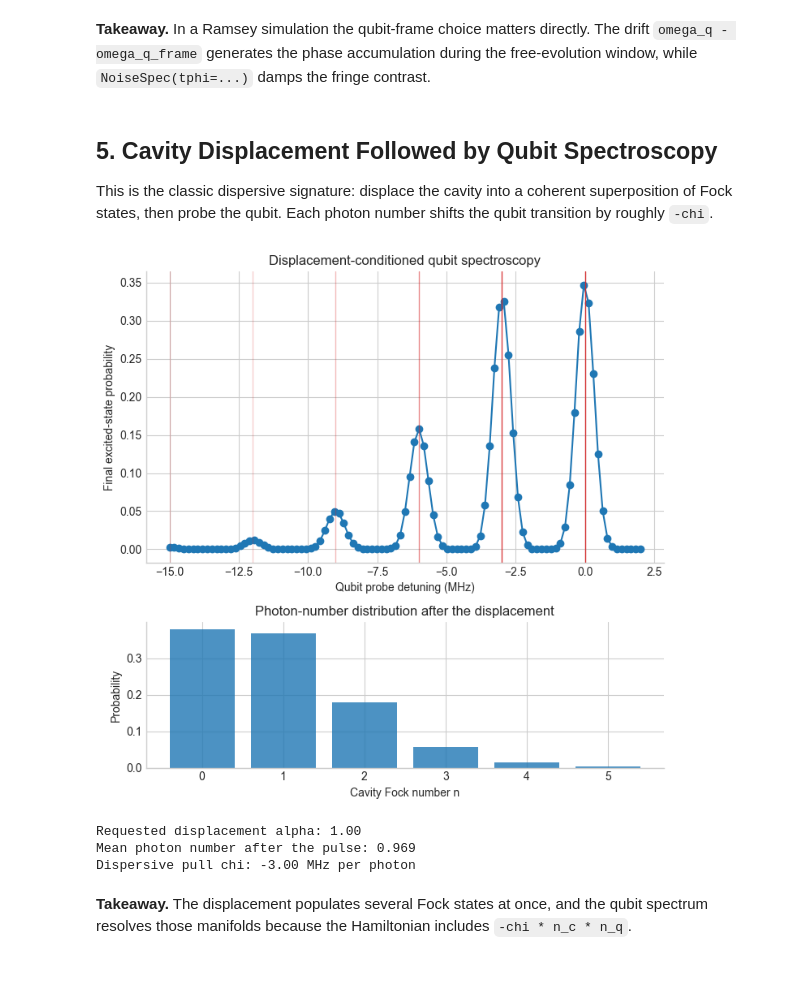
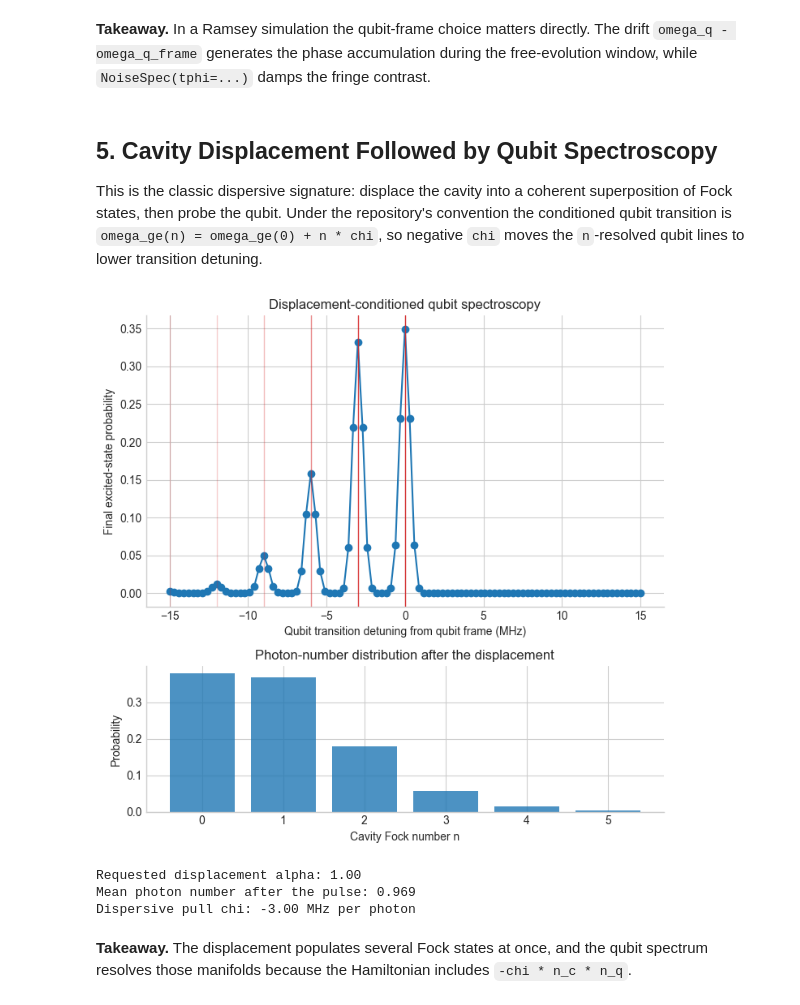
Before and after one commit to SoraUmika/qubox_cQEDsim, a Jupyter notebook: usage_examples.ipynb, the cells around one changed output. Drawn from its saved outputs; the diff is of its cells as text; code cells hidden in the pictures; blank space fills up the shorter version.

```diff
--- a/usage_examples.ipynb
+++ b/usage_examples.ipynb
@@ -174,7 +175,7 @@ for detuning_mhz in spectroscopy_detunings_mhz:
         t0=0.0,
         duration=spectroscopy_duration,
         envelope=square_envelope,
-        carrier=MHz(detuning_mhz),
+        carrier=carrier_for_transition_frequency(MHz(detuning_mhz)),
         amp=spectroscopy_amp,
         label="spec_probe",
     )
@@ -326,7 +327,7 @@ Dominant fringe frequency from the coarse FFT: 1.94 MHz
 # %% [markdown]
 ## 5. Cavity Displacement Followed by Qubit Spectroscopy
 
-This is the classic dispersive signature: displace the cavity into a coherent superposition of Fock states, then probe the qubit. Each photon number shifts the qubit transition by roughly `-chi`.
+This is the classic dispersive signature: displace the cavity into a coherent superposition of Fock states, then probe the qubit. Under the repository's convention the conditioned qubit transition is `omega_ge(n) = omega_ge(0) + n * chi`, so negative `chi` moves the `n`-resolved qubit lines to lower transition detuning.
 # %%
 dispersive_model = DispersiveTransmonCavityModel(
     omega_c=0.0,
@@ -345,7 +346,7 @@ displacement_pulses, displacement_drive_ops, displacement_meta = build_displacem
     {"duration_displacement_s": 80 * ns},
 )
 
-spectroscopy_detunings_mhz = np.linspace(-15.0, 2.0, 101)
+transition_detunings_mhz = np.linspace(-15.0, 15.0, 101)
 spectroscopy_probe = {
     "t0": 100 * ns,
     "duration": 2.0 * us,
@@ -368,13 +369,13 @@ fock_probabilities /= np.sum(fock_probabilities)
 displaced_nbar = float(np.real(qt.expect(dispersive_model.operators()["n_c"], displaced_state)))
 
 displaced_spectroscopy = []
-for detuning_mhz in spectroscopy_detunings_mhz:
+for detuning_mhz in transition_detunings_mhz:
     probe = Pulse(
         "q",
         t0=spectroscopy_probe["t0"],
         duration=spectroscopy_probe["duration"],
         envelope=spectroscopy_envelope,
-        carrier=MHz(detuning_mhz),
+        carrier=carrier_for_transition_frequency(MHz(detuning_mhz)),
         amp=spectroscopy_probe["amp"],
         label="selective_qubit_probe",
     )
@@ -393,37 +394,40 @@ for detuning_mhz in spectroscopy_detunings_mhz:
 
 displaced_spectroscopy = np.asarray(displaced_spectroscopy, dtype=float)
 chi_mhz = from_internal_units(dispersive_model.chi) / 1.0e6
-predicted_lines_mhz = np.arange(6) * chi_mhz
+predicted_lines_mhz = [
+    from_internal_units(dispersive_model.manifold_transition_frequency(n, frame=dispersive_frame)) / 1.0e6
+    for n in range(6)
+]
 # %%
 fig, axes = plt.subplots(2, 1, figsize=(7.2, 7.0), height_ratios=[2.0, 1.0])
 
-axes[0].plot(spectroscopy_detunings_mhz, displaced_spectroscopy, marker="o", lw=1.5, label="simulated $P_e$")
+axes[0].plot(transition_detunings_mhz, displaced_spectroscopy, marker="o", lw=1.5, label="simulated $P_e$")
 for n, line_mhz in enumerate(predicted_lines_mhz):
     if fock_probabilities[n] < 1.0e-3:
         continue
     axes[0].axvline(
         line_mhz,
         color="tab:red",
         alpha=min(0.9, 0.2 + 2.0 * fock_probabilities[n]),
         lw=1.0,
     )
-axes[0].set_xlabel("Qubit probe detuning (MHz)")
+axes[0].set_xlabel("Qubit transition detuning from qubit frame (MHz)")
 axes[0].set_ylabel("Final excited-state probability")
 axes[0].set_title("Displacement-conditioned qubit spectroscopy")
 
 axes[1].bar(np.arange(6), fock_probabilities[:6], color="tab:blue", alpha=0.8)
 axes[1].set_xlabel("Cavity Fock number n")
 axes[1].set_ylabel("Probability")
 axes[1].set_title("Photon-number distribution after the displacement")
 
 fig.tight_layout()
 plt.show()
 
 print(f"Requested displacement alpha: {displacement_gate.alpha.real:.2f}")
 print(f"Mean photon number after the pulse: {displaced_nbar:.3f}")
 print(f"Dispersive pull chi: {chi_mhz:+.2f} MHz per photon")
 # %% [output]
-[figure, old version]
+[figure, new version]
 Requested displacement alpha: 1.00
 Mean photon number after the pulse: 0.969
 Dispersive pull chi: -3.00 MHz per photon
```
Also changed, not shown: parts of 8 cells of this notebook, 38 other files.
